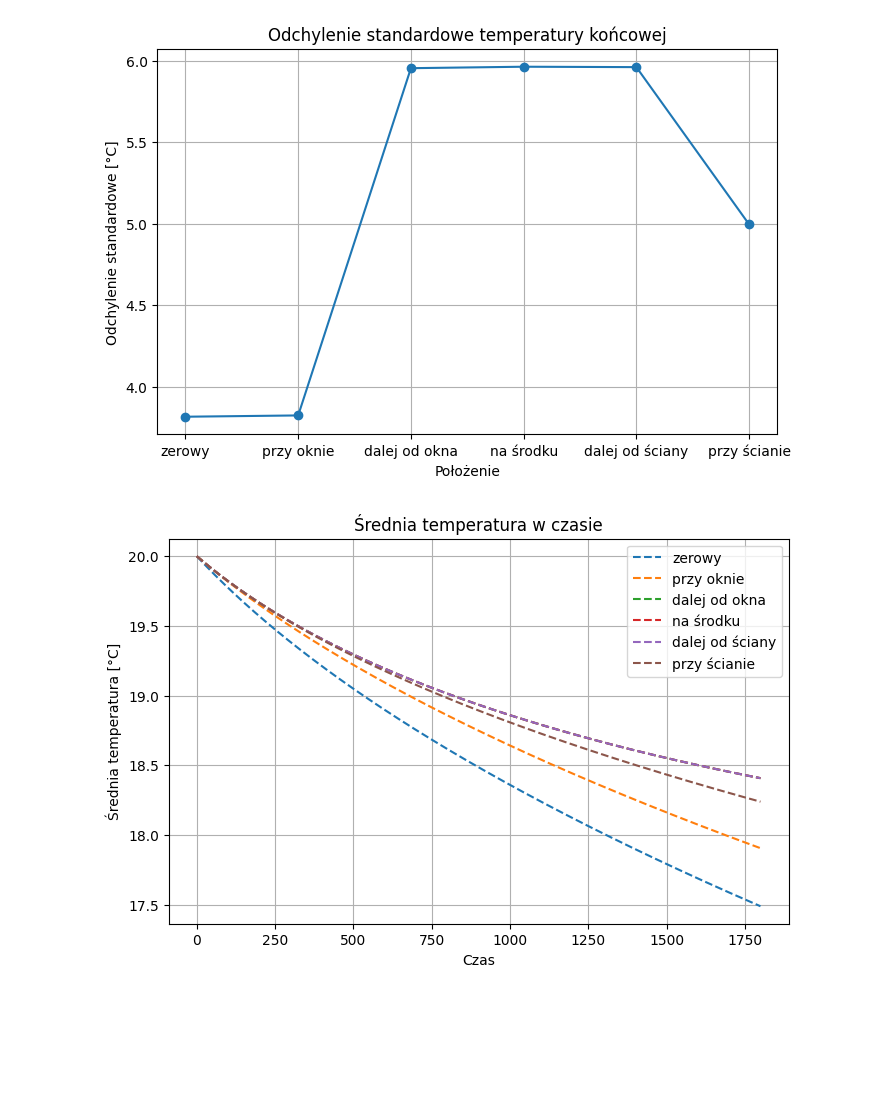
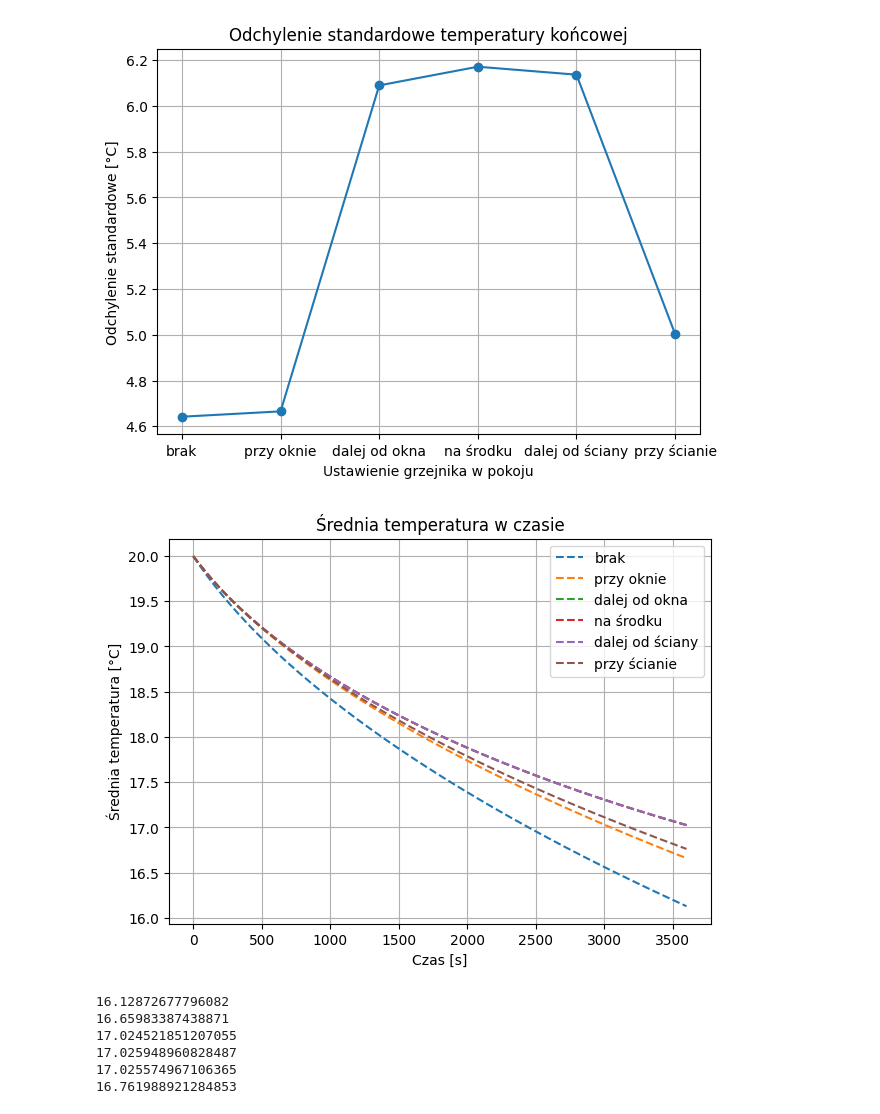
Before and after one commit to Gonieeg/MODDET_projekt, a Jupyter notebook: notebooks/problem1_eksperymenty.ipynb, the cells around one changed output. Cells and saved outputs as stored; diff of their text form; code cells hidden in the pictures; blank space fills up the shorter version.

```diff
--- a/notebooks/problem1_eksperymenty.ipynb
+++ b/notebooks/problem1_eksperymenty.ipynb
@@ -7,7 +7,7 @@ from problem1 import *
 
 #*symuluj* przyjmuje kolejno:
 #- T - czas symulacji [s],
-T = 1800 # 30 min
+T = 3600 # 1 godzina
 #- ht - krok,
 ht=1
 #- n - rozmiar siatki (np. 1, 2),
@@ -42,3 +46,3 @@ standard deviation:3.815079658843055
 # %%
-przy_oknie = sim1.symuluj(T, ht, n, t_zewn, 39, strat)
+przy_oknie = sim1.symuluj(T, ht, n, t_zewn, 38, strat)
 # %% [output]
@@ -75,31 +69,40 @@ standard deviation:4.995042235865043
 # %%
 wszystkie = [zerowy, przy_oknie, dalej_od_okna, na_srodku, dalej_od_sciany, przy_scianie]
 
-
-odleglosci = ["zerowy", "przy oknie", "dalej od okna", "na środku", "dalej od ściany", "przy ścianie"]
+odleglosci = ["brak", "przy oknie", "dalej od okna", "na środku", "dalej od ściany", "przy ścianie"]
 
 std_koncowe = [w[2] for w in wszystkie]
 
-plt.figure(figsize=(8, 5))
+plt.figure(figsize=(7, 5))
 plt.plot(odleglosci, std_koncowe, marker="o")
 plt.title("Odchylenie standardowe temperatury końcowej")
 plt.ylabel("Odchylenie standardowe [°C]")
-plt.xlabel("Położenie")
+plt.xlabel("Ustawienie grzejnika w pokoju")
 plt.grid(True)
 plt.show()
 
-plt.figure(figsize=(8, 5))
+plt.figure(figsize=(7, 5))
 
 for w, label in zip(wszystkie, odleglosci):
     plt.plot(range(len(w[1])), w[1], label=label, linestyle="--")
 
 plt.title("Średnia temperatura w czasie")
 plt.ylabel("Średnia temperatura [°C]")
-plt.xlabel("Czas")
+plt.xlabel("Czas [s]")
 plt.legend()
 plt.grid(True)
 
 plt.show()
 # %% [output]
-[figure, old version]
+[figure, new version]
-[figure, old version]
+[figure, new version]
+# %%
+for w in wszystkie:
+    print(w[1][-1])
+# %% [output]
+16.12872677796082
+16.65983387438871
+17.024521851207055
+17.025948960828487
+17.025574967106365
+16.761988921284853
```
Also changed, not shown: parts of 12 cells of this notebook.
